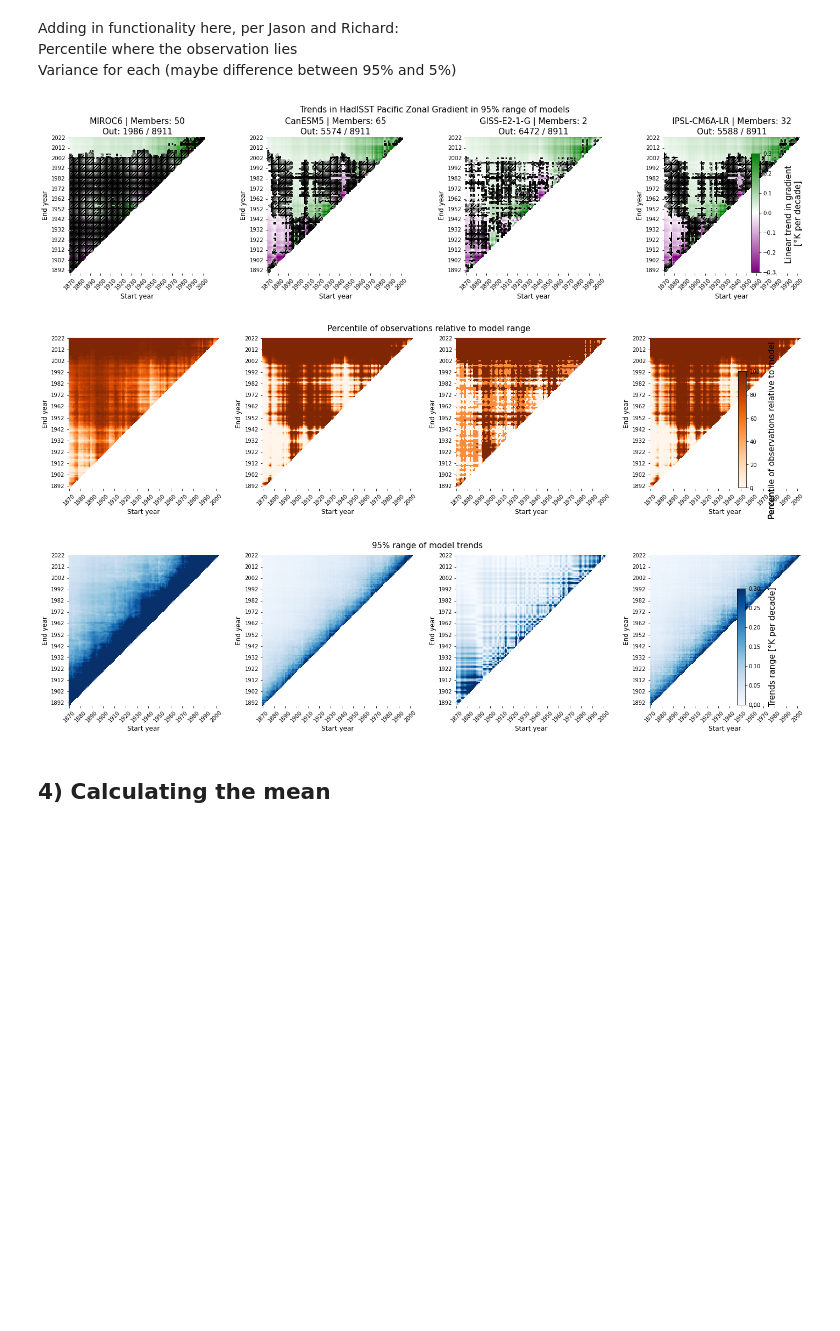
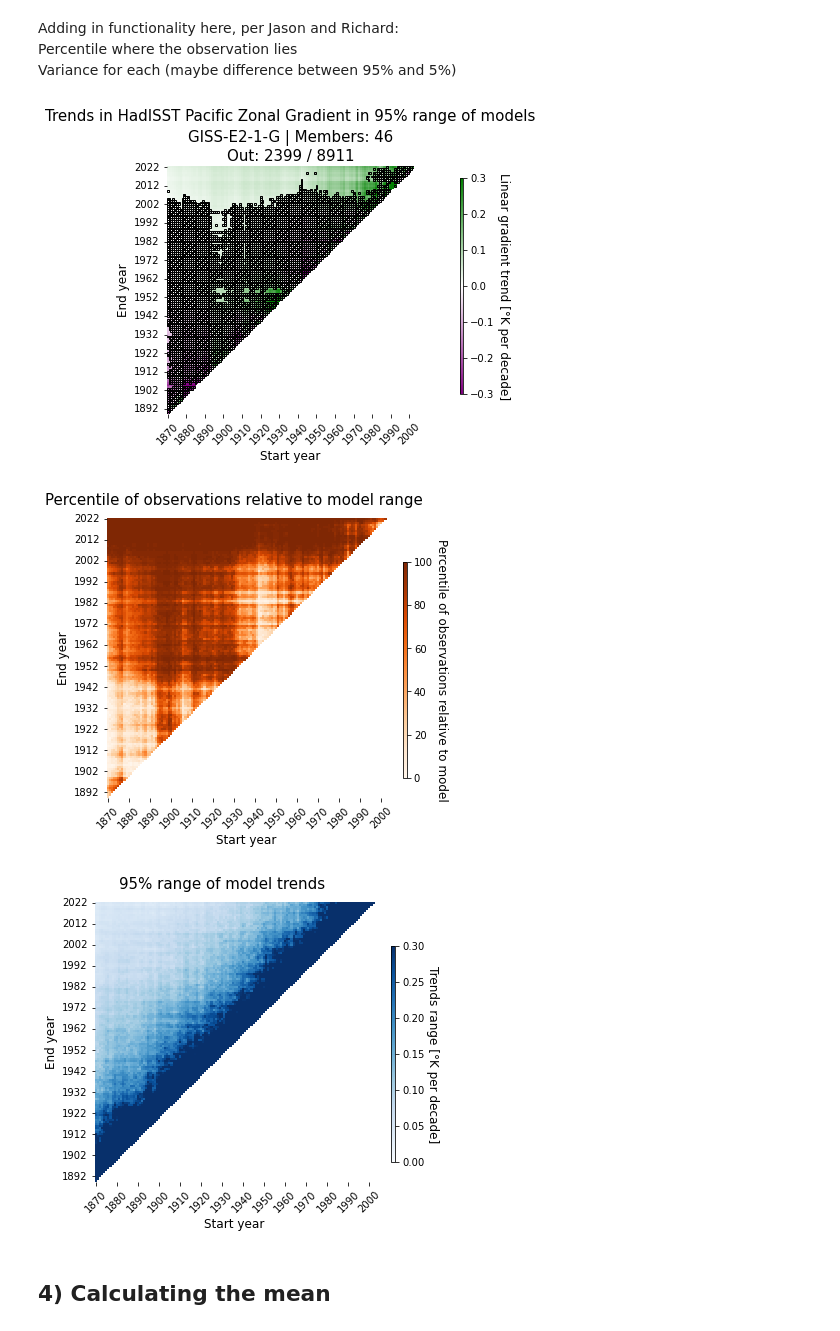
Before and after one commit to hanbyrne1995/gradient_project, a Jupyter notebook: LE_ModelRange_vs_Obs.ipynb, the cells around one changed output. Saved outputs shown, nothing was run; the diff lists cells and outputs as text; code cells hidden in the pictures; blank space fills up the shorter version.

```diff
--- a/LE_ModelRange_vs_Obs.ipynb
+++ b/LE_ModelRange_vs_Obs.ipynb
@@ -60,7 +57,7 @@ fileName = 'cmip6_ScenarioMIP_opendap.csv'
 inputScenario = pd.read_csv(fileName)
 
 # selecting the models
-models = ['MIROC6', 'CanESM5', 'GISS-E2-1-G', 'IPSL-CM6A-LR']
+models = ['GISS-E2-1-G']
 #models = ['MIROC-ES2L']
 
 # filtering for the subset of links we are interested in
@@ -200,7 +202,7 @@ for key in histModels:
 
             os.chdir(gradientsDir)
             pathName = gradientsDir + '/' + modelIdentifier + '.nc'
-            gradients.to_netcdf(pathName)
+            gradient.gradient.to_netcdf(pathName)
 
 
     else:
@@ -223,6 +225,15 @@ for key in histModels:
         trendsDict[gradient.modelName] = Trend(gradient).trends
         trendsDfDict[gradient.modelName] = Trend(gradient).trendsDf
 
+        # saving the output to a folder
+        os.chdir(trendsDir)
+        fileName = key + '_trends.csv'
+        Trend(gradient).trendsDf.to_csv(fileName, index = True)
+
+        os.chdir(gradientsDir)
+        pathName = gradientsDir + '/' + key + '.nc'
+        gradient.gradient.to_netcdf(pathName)
+
     counter+=1
     print(f'{counter} / {modelCount}')
 # %% [output]
@@ -479,9 +464,9 @@ for i, model in enumerate(models):
     ax.set_ylabel('End year', fontsize = 12)
     ax.set_xlabel('Start year', fontsize = 12)
 
-    cbarAx = fig1.add_axes([0.9, 0.15, 0.01, 0.6])
+    cbarAx = fig1.add_axes([0.97, 0.2, 0.01, 0.6])
     colorBar = fig1.colorbar(cm.ScalarMappable(norm = norm, cmap = cmap), cax = cbarAx)
-    colorBar.set_label('Linear trend in gradient \n[°K per decade]', rotation = 90, labelpad = 15, fontsize = 15)
+    colorBar.set_label('Linear gradient trend [°K per decade]', rotation = 270, labelpad = 15, fontsize = 12)
 
     # adding the stippling with a for loop
     for a, row in enumerate(dfObsInRange.values):
@@ -507,9 +492,9 @@ for i, model in enumerate(models):
     ax.set_ylabel('End year', fontsize = 12)
     ax.set_xlabel('Start year', fontsize = 12)
 
-    cbarAx = fig2.add_axes([0.9, 0.15, 0.01, 0.6])
+    cbarAx = fig2.add_axes([0.97, 0.2, 0.01, 0.6])
     colorBar = fig2.colorbar(cm.ScalarMappable(norm = norm, cmap = cmap), cax = cbarAx)
-    colorBar.set_label('Percentile of observations relative to model', rotation = 90, labelpad = 15, fontsize = 15)
+    colorBar.set_label('Percentile of observations relative to model', rotation = 270, labelpad = 15, fontsize = 12)
 
     #___OBS RANGE___
 
@@ -521,40 +506,43 @@ for i, model in enumerate(models):
     norm = mcolors.Normalize(vmin = vmin, vmax = vmax)
 
     ax = fig3.add_subplot(nRows, nCols, i+1)
     ax.set_aspect('equal')
     #ax.set_title(f'{model}', fontsize = 15)
     plot = sns.heatmap(dfRange, cmap = cmap, ax = ax, vmin = vmin, vmax = vmax, xticklabels = 10, yticklabels = 10, cbar = False, norm = norm)
     ax.tick_params(axis = 'x', rotation = 45)
     ax.tick_params(axis = 'y', rotation = 0)
     ax.set_ylabel('End year', fontsize = 12)
     ax.set_xlabel('Start year', fontsize = 12)
 
-    cbarAx = fig3.add_axes([0.9, 0.15, 0.01, 0.6])
+    cbarAx = fig3.add_axes([0.97, 0.2, 0.01, 0.6])
     colorBar = fig.colorbar(cm.ScalarMappable(norm = norm, cmap = cmap), cax = cbarAx)
-    colorBar.set_label('Trends range [°K per decade]', rotation = 90, labelpad = 15, fontsize = 15)
+    colorBar.set_label('Trends range [°K per decade]', rotation = 270, labelpad = 15, fontsize = 12)
 
 
 # saving the figures
 # making and changing the directory
 pathBase = '/home/hbyrne/Research/Gradient_project/gradient_project/Outputs/'
 plotsEnd = 'Plots_' + str(date.today())
 
 plotsDir = pathBase + plotsEnd
 
 if os.path.isdir(plotsDir):
     os.chdir(plotsDir)
 else:
     os.mkdir(plotsDir)
     os.chdir(plotsDir)
 
-fileName = 'Model_summaries.png'
-plt.savefig(fileName)
+fileName = 'Model_summaries'
+
+for i, fig in enumerate(plt.get_fignums()):
+    plt.figure(fig)
+    plt.savefig(f'{fileName}_{i}.png')
 
 plt.show()
 # %% [output]
-[figure, old version]
+[figure, new version]
-[figure, old version]
+[figure, new version]
-[figure, old version]
+[figure, new version]
 # %% [markdown]
 ## 4) Calculating the mean
 # %%
```
Also changed, not shown: parts of 8 cells of this notebook.
